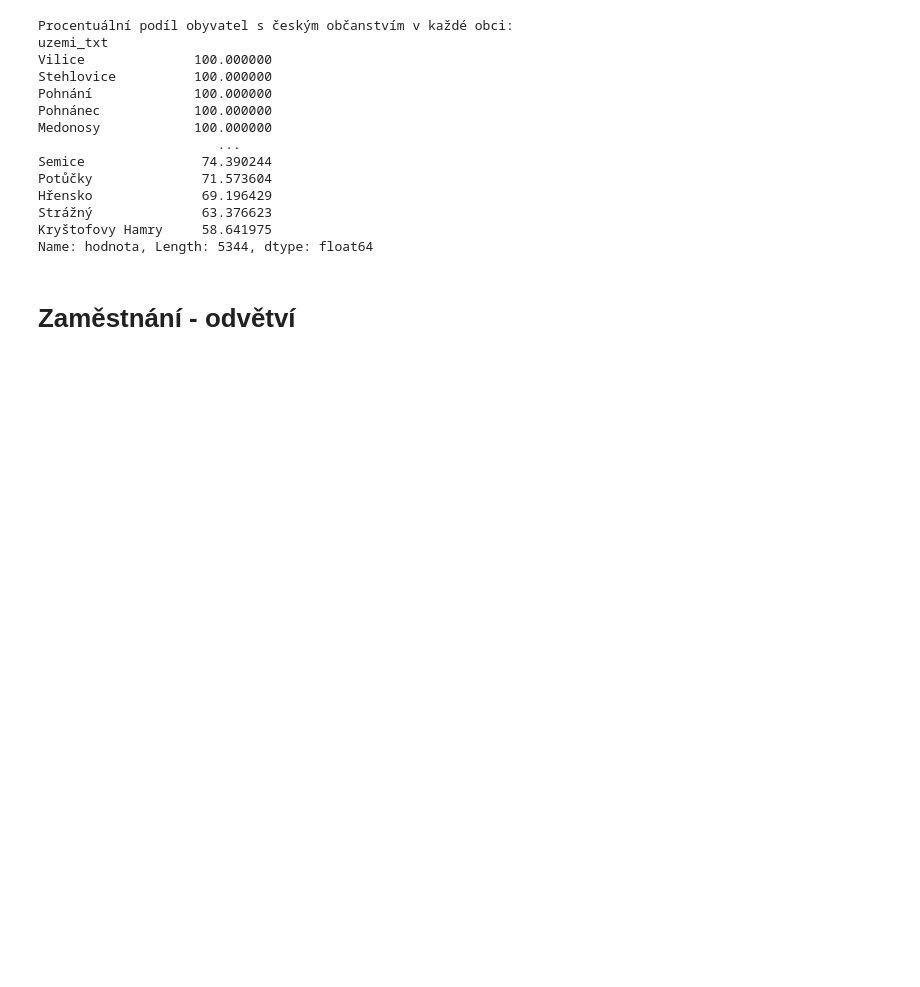
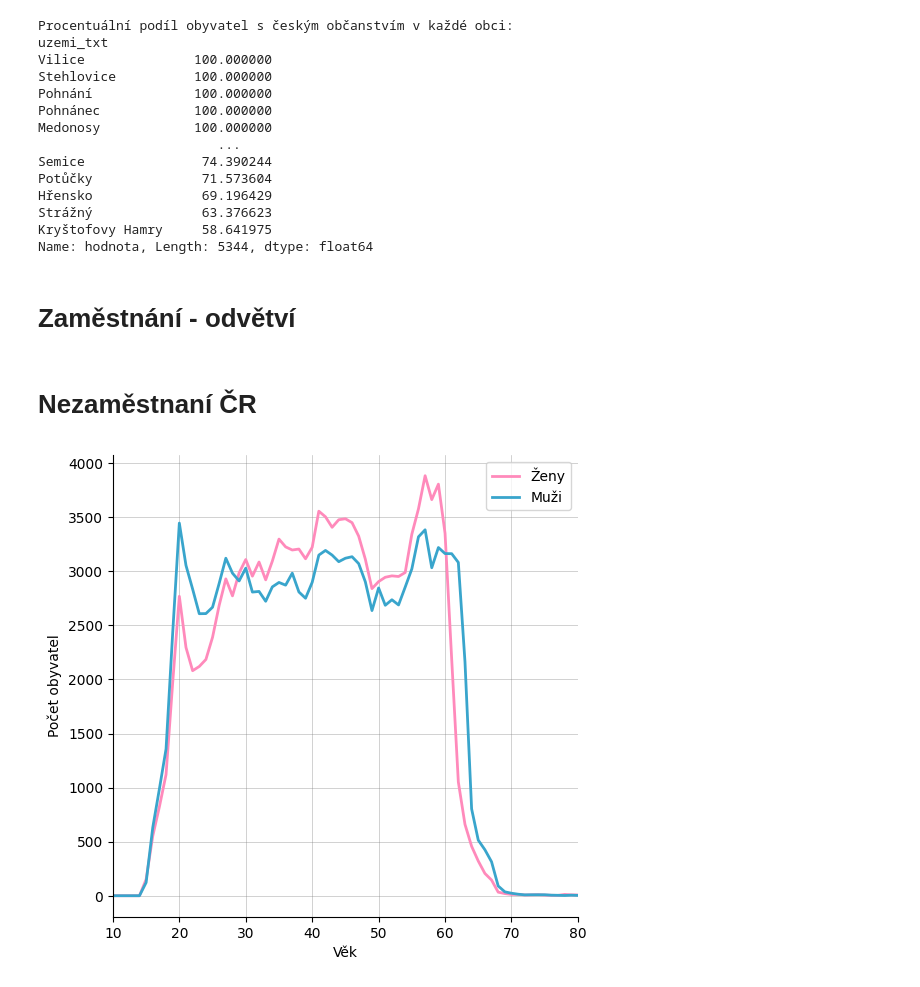
Before and after one commit to rcech44/sp_scitani_lidu, a Jupyter notebook: python_analysis/analysis.ipynb, the cells around one changed output. Saved outputs shown, nothing was run; the diff lists cells and outputs as text; code cells hidden in the pictures; blank space fills up the shorter version.

```diff
--- a/python_analysis/analysis.ipynb
+++ b/python_analysis/analysis.ipynb
@@ -1978,3 +2093,54 @@ top_10['percent'] = (top_10['hodnota'] / total_population) * 100
 # Výpis výsledků
 print("Top 10 hodnot a jejich procentuální podíl z celkového počtu obyvatel:")
 print(top_10[['obcanstvi_txt', 'hodnota', 'percent']])
+# %% [markdown]
+# Nezaměstnaní ČR
+# %%
+# Věkové kategorie a data
+age_groups = np.arange(0, 101, 1)
+women_counts = [ 0, 0, 0, 0, 0, 0, 0, 0, 0, 0, 0, 0, 0, 0, 0, 151, 552, 823, 1121, 1970, 2769, 2296, 2081, 2120, 2185, 2390, 2686, 2930, 2773, 2986, 3109, 2955, 3086, 2921, 3094, 3298, 3226, 3197, 3206, 3116, 3222, 3556, 3504, 3407, 3477, 3486, 3450, 3325, 3112, 2840, 2905, 2945, 2958, 2952, 2989, 3343, 3578, 3884, 3663, 3806, 3352, 2188, 1052, 660, 457, 321, 206, 145, 33, 20, 12, 12, 7, 8, 10, 6, 4, 3, 12, 8, 7, 4, 4, 3, 3, 1, 3, 4, 3, 0, 0, 1, 1, 0, 0, 0, 0, 0, 0, 1, 1]
+men_counts = [ 0, 0, 0, 0, 0, 0, 0, 0, 0, 0, 0, 0, 0, 0, 0, 122, 631, 988, 1357, 2430, 3446, 3055, 2836, 2608, 2609, 2668, 2889, 3121, 2983, 2911, 3029, 2808, 2814, 2723, 2856, 2897, 2872, 2983, 2809, 2751, 2898, 3150, 3193, 3150, 3089, 3121, 3135, 3071, 2903, 2637, 2846, 2686, 2737, 2689, 2854, 3022, 3319, 3384, 3033, 3220, 3164, 3163, 3082, 2164, 803, 514, 425, 314, 90, 36, 23, 14, 8, 9, 9, 9, 5, 4, 2, 5, 3, 1, 2, 0, 1, 3, 3, 0, 0, 0, 1, 1, 0, 0, 1, 0, 0, 0, 0, 0, 0]
+
+# Vytvoření grafu
+fig, ax = plt.subplots(figsize=(6, 6))
+
+# Přidání spojnic pro ženy a muže
+ax.plot(age_groups, women_counts, label="Ženy", linewidth=2,color="#ff8abb")
+ax.plot(age_groups, men_counts, label="Muži", linewidth=2,color="#39a5cc")
+
+# Přidání popisků, legendy a mřížky
+ax.set_xlabel("Věk")
+ax.set_ylabel("Počet obyvatel")
+# ax.set_title("Počet nezaměstnaných v ČR podle věku")
+ax.set_xticks(np.arange(len(age_groups)))
+ax.set_xticklabels(age_groups)
+ax.legend()
+
+# Přidání horizontálních mřížkových čar
+ax.grid(axis="y", linestyle="-", color="grey", linewidth=0.5, alpha=0.5)
+ax.grid(axis="x", linestyle="-", color="grey", linewidth=0.5, alpha=0.5)
+ax.set_axisbelow(True)  # Nastavení mřížky na pozadí
+
+# Zvýraznění popisku pro skupinu '60-64' tučně
+# ax.get_xticklabels()[12].set_weight('bold')
+
+# Přidání horizontální čáry na úrovni 50%, omezené na rozsah dat
+# ax.vlines(x=15, ymin=-5, ymax=160, colors='#404040', linestyles='--', linewidth=1)
+
+# ax.set_yscale('log')
+ax.set_xticks(
+    [0,10,20,30,40,50,60,70,80,90,100], minor=False
+)  # Custom x-axis scale units
+
+# Odstranění ohraničení grafu
+ax.spines["top"].set_visible(False)
+ax.spines["right"].set_visible(False)
+# ax.spines["left"].set_visible(False)
+# ax.spines["bottom"].set_visible(False)
+
+ax.set_xlim(10, 80)
+
+# Zobrazení grafu
+plt.show()
+# %% [output]
+[figure, added]
```
Also changed, not shown: parts of 16 cells of this notebook, 19 other files.
